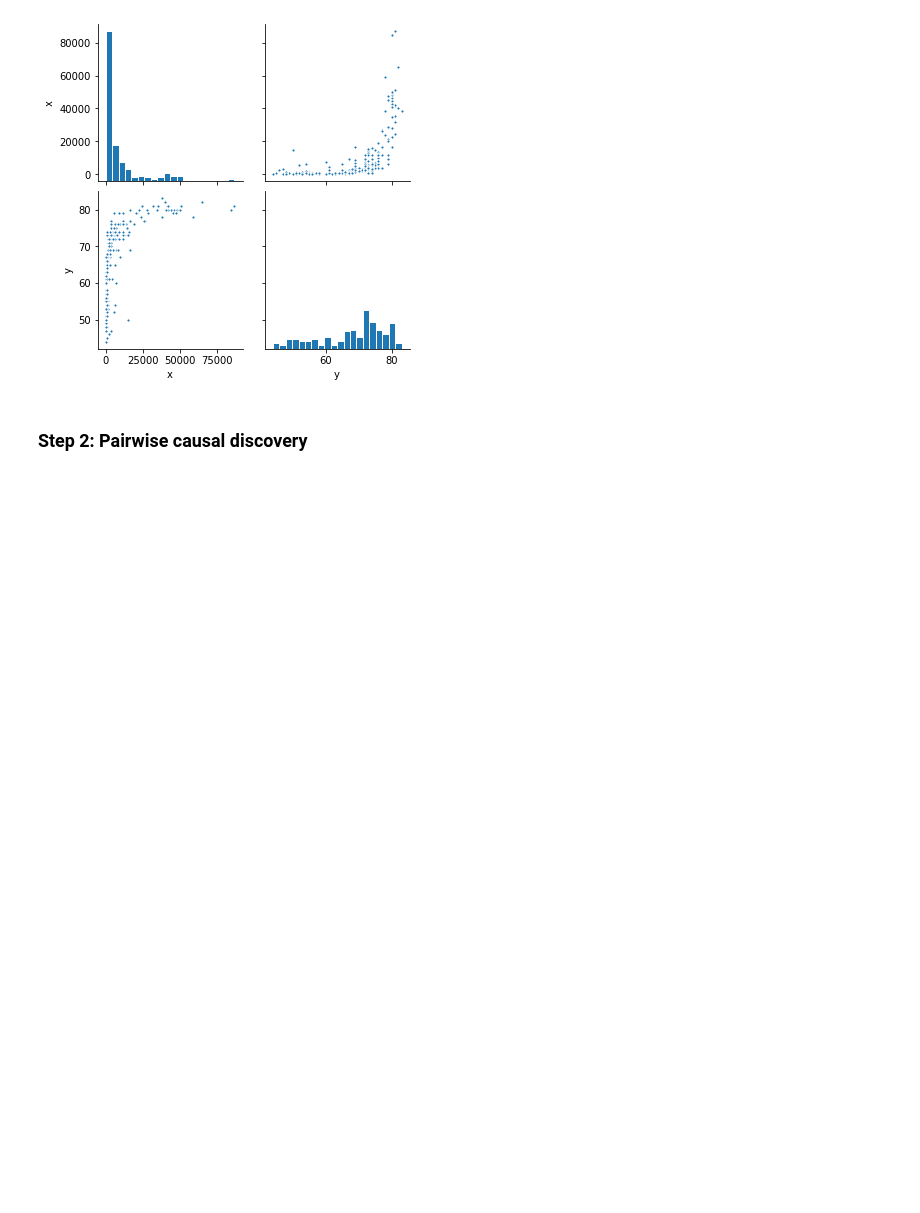
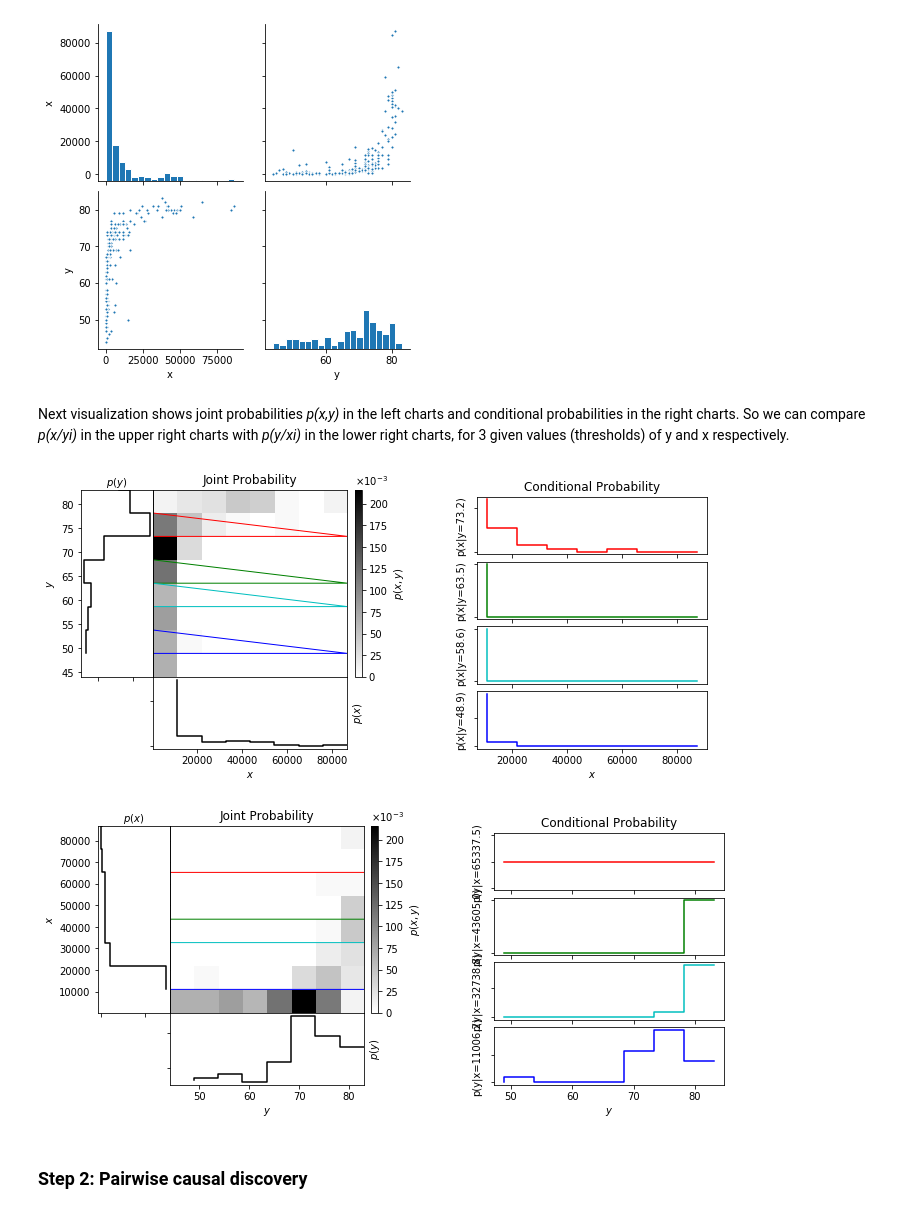
Before and after one commit to muoten/causal-discovery-playground, a Jupyter notebook: automatic_pairwise_causal_discovery_via_cds.ipynb, the cells around one changed output. Cells and saved outputs as stored; diff of their text form; code cells hidden in the pictures; blank space fills up the shorter version.

Commit message:
plot_conditional_distributions and more references

```diff
--- a/automatic_pairwise_causal_discovery_via_cds.ipynb
+++ b/automatic_pairwise_causal_discovery_via_cds.ipynb
@@ -42,3 +42,5 @@ g = g.map_diag(plt.hist, edgecolor="w", bins=20)
 g = g.map_offdiag(plt.scatter, edgecolor="w", s=10)
 # %% [output]
 [figure]
+# %% [markdown]
+Next visualization shows joint probabilities *p(x,y)* in the left charts and conditional probabilities in the right charts. So we can compare *p(x/yi)* in the upper right charts with *p(y/xi)* in the lower right charts, for 3 given values (thresholds) of y and x respectively.
@@ -45,3 +166,11 @@ g = g.map_offdiag(plt.scatter, edgecolor="w", s=10)
+# %%
+x = np.round(df_xy['x'])
+y = np.round(df_xy['y'])
+plot_conditional_distributions(x,y,nbins=8)
+plot_conditional_distributions(y,x,nbins=8, xlabel='y', ylabel='x')
+# %% [output]
+[figure, added]
+[figure, added]
 # %% [markdown]
 ### Step 2: Pairwise causal discovery
 # %% [markdown]
```
Also changed, not shown: parts of 9 cells of this notebook.
